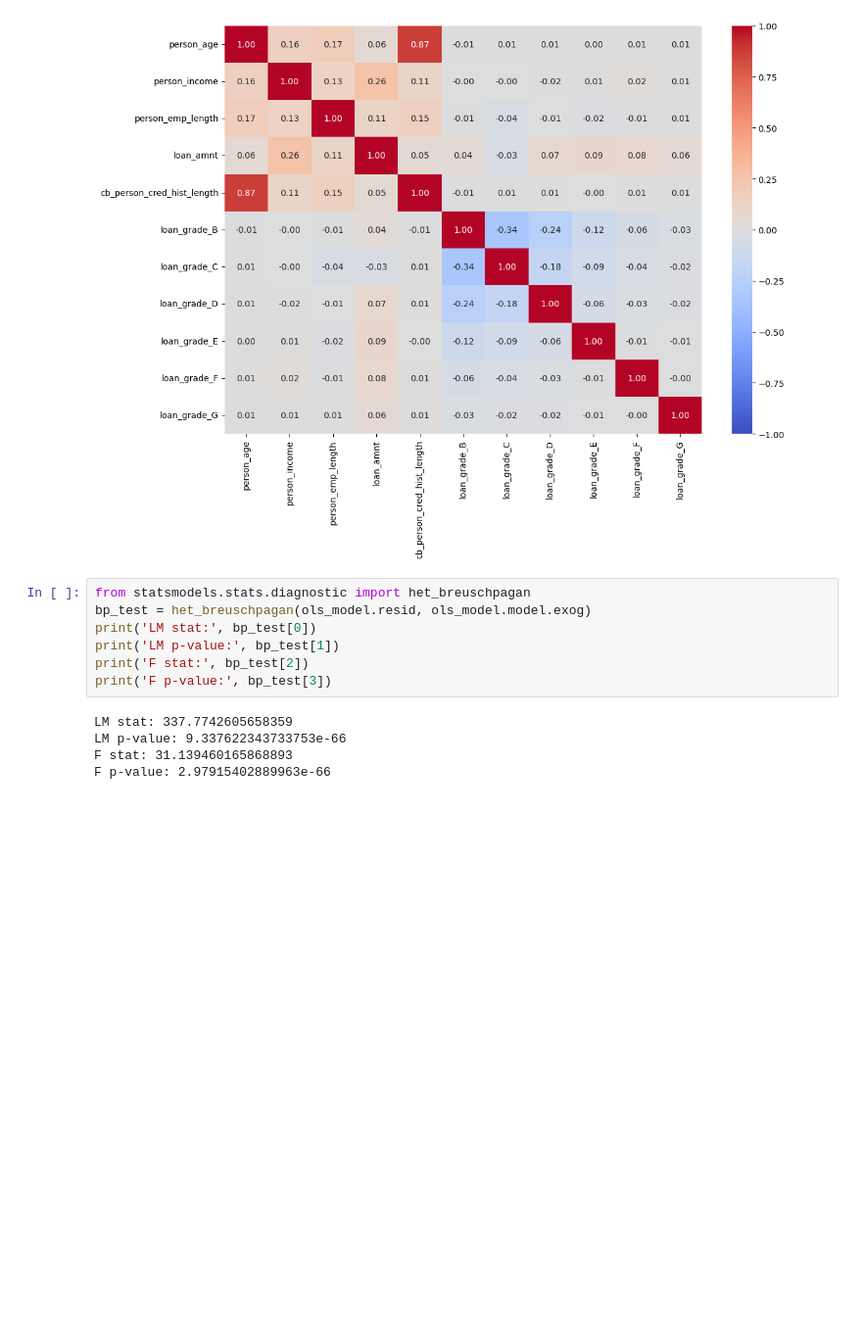
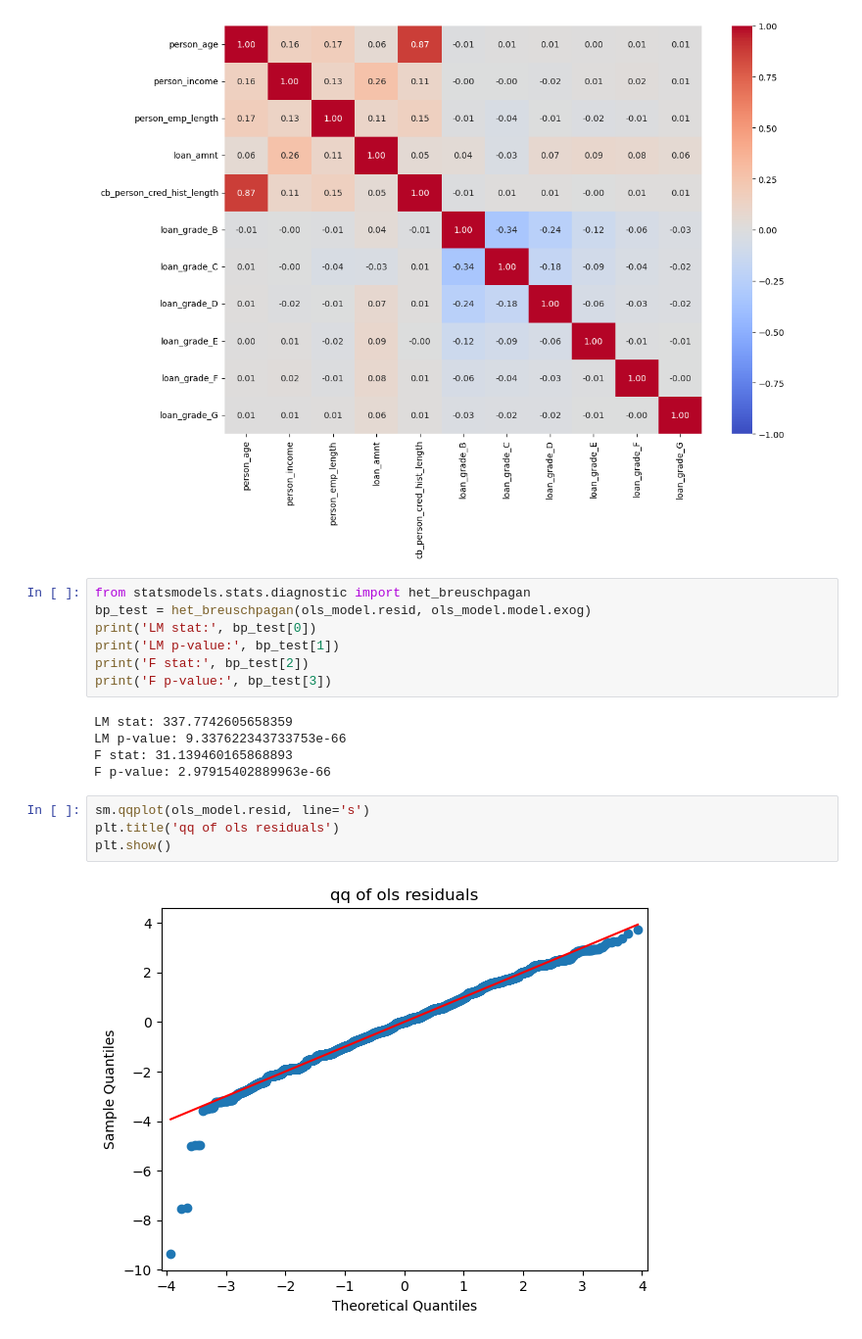
Before and after one commit to kitsungaa/credit-risk-ml, a Jupyter notebook: credit_risk_analysis.ipynb, the cells around one changed output. Shown at 98% size. Cells and saved outputs as stored; diff of their text form; blank space fills up the shorter version.

Commit message:
qq plot

```diff
--- a/credit_risk_analysis.ipynb
+++ b/credit_risk_analysis.ipynb
@@ -546,3 +546,9 @@ LM stat: 337.7742605658359
 LM p-value: 9.337622343733753e-66
 F stat: 31.139460165868893
 F p-value: 2.97915402889963e-66
+# %%
+sm.qqplot(ols_model.resid, line='s')
+plt.title('qq of ols residuals')
+plt.show()
+# %% [output]
+[figure, added]
```
Also changed, not shown: parts of 1 cell of this notebook.
